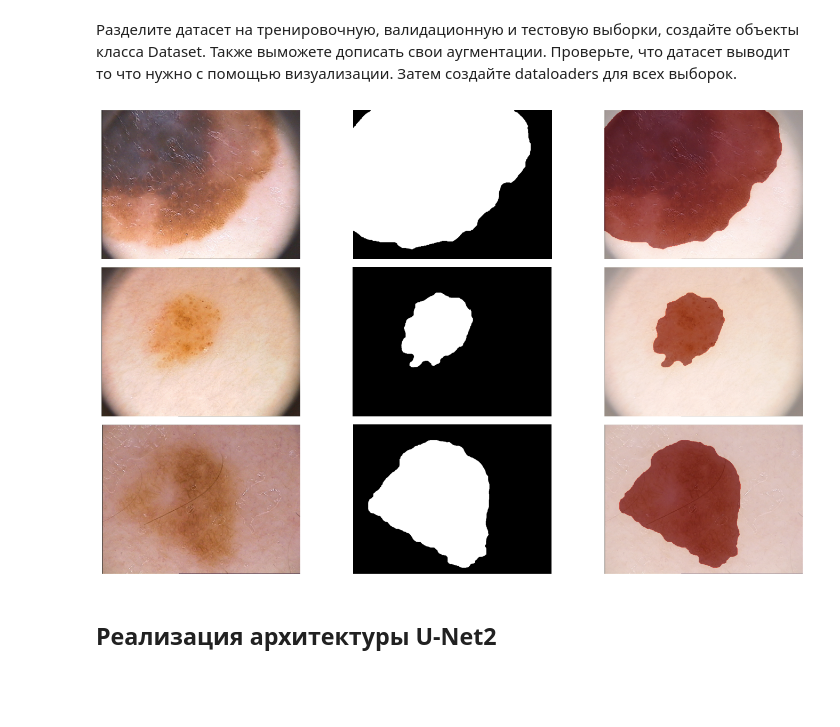
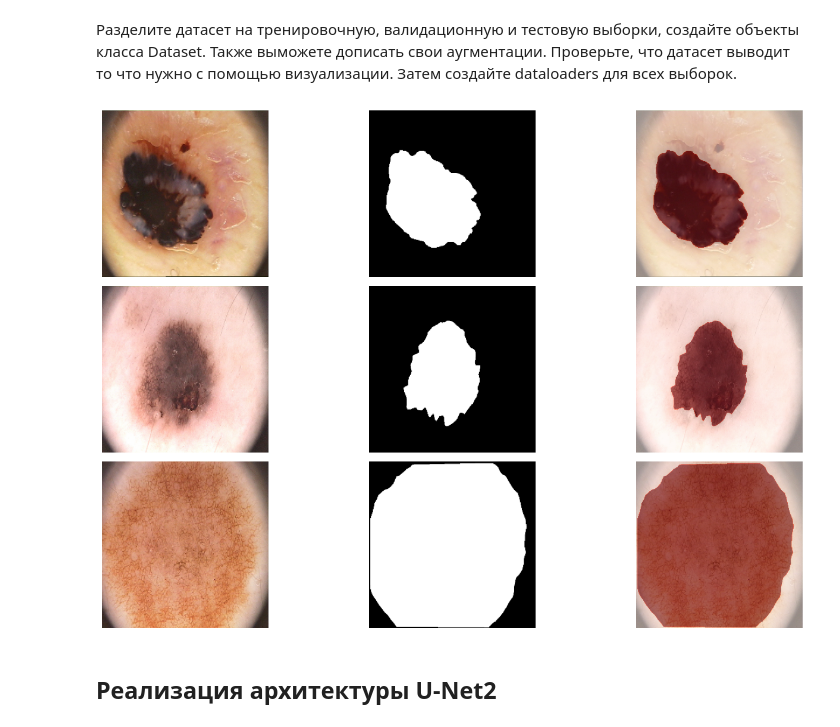
Before and after one commit to br0fire/HSE_CV, a Jupyter notebook: HW3/ДЗ_3_Семантическая_сегментация.ipynb, the cells around one changed output. Cells and saved outputs as stored; diff of their text form; code cells hidden in the pictures; blank space fills up the shorter version.

```diff
--- a/HW3/ДЗ_3_Семантическая_сегментация.ipynb
+++ b/HW3/ДЗ_3_Семантическая_сегментация.ipynb
@@ -105,8 +83,8 @@ class HumanDataset(Dataset):
         obj_id = os.path.basename(self.images_paths[idx])
         image_path = os.path.join(self.images_paths[idx], f"{obj_id}_Dermoscopic_Image", f"{obj_id}.bmp")
 
-        image = cv2.imread(image_path, cv2.IMREAD_COLOR)  # BGR
-
+        image = cv2.imread(image_path)  # BGR
+        image = cv2.cvtColor(image, cv2.COLOR_BGR2RGB)
         # 2. Формируем путь к маске
         # Предполагается, что путь к маске можно получить заменой поддиректории и имени файла:
         # из .../IMD002_Dermoscopic_Image/IMD002.bmp получаем .../IMD002_lesion/IMD002_lesion.bmp
@@ -117,15 +95,13 @@ class HumanDataset(Dataset):
         image = image.astype(np.float32) / 255.0
         mask = mask.astype(np.float32) / 255.0
 
-        # Добавляем размерность канала для маски: [H, W] -> [1, H, W]
-        mask = np.expand_dims(mask, axis=0)
-
         # 4. Применяем трансформации (если заданы)
         if self.transform:
-            image = self.transform(image)
+            image = self.transform(image=image)
+            image = image['image']
         if self.target_transform:
-            mask = self.target_transform(mask)
-
+            mask = self.target_transform(image=mask)
+            mask = mask['image']
         return image, mask
 # %% [markdown]
 ### Задание 2 (0.5 балла)
@@ -159,26 +135,29 @@ train_paths = images[:split_index]
 val_paths = images[split_index:]
 
 # TODO: создайте объекты класса HumanDataset для каждой выборки
-train_dataset = HumanDataset(train_paths)
-val_dataset = HumanDataset(val_paths)
+train_dataset = HumanDataset(train_paths, transform=train_transform, target_transform=train_transform)
+val_dataset = HumanDataset(val_paths, transform=val_transform, target_transform=val_transform)
 # %%
 # TODO: визуализируйте элементы датасета
+
 num_samples = 3
 fig, axes = plt.subplots(num_samples, 3, figsize=(15, num_samples * 3))
 for i in range(num_samples):
     img, mask = train_dataset[random.randint(0, len(train_dataset)-1)]
-    img_rgb = cv2.cvtColor((img * 255).astype(np.uint8), cv2.COLOR_BGR2RGB)
-    axes[i, 0].imshow(img_rgb)
+    img_np = img.cpu().numpy()
+    mask_np = mask.cpu().numpy().squeeze()
+    img_np = (img_np * 255).astype(np.uint8)
+    axes[i, 0].imshow(img_np.transpose(1, 2, 0))
     axes[i, 0].axis('off')
-    axes[i, 1].imshow(mask.squeeze(), cmap='gray')
+    axes[i, 1].imshow(mask_np, cmap='gray')
     axes[i, 1].axis('off')
-    axes[i, 2].imshow(img_rgb)
-    axes[i, 2].imshow(mask.squeeze(), cmap='Reds', alpha=0.5)
+    axes[i, 2].imshow(img_np.transpose(1, 2, 0))
+    axes[i, 2].imshow(mask_np, cmap='Reds', alpha=0.5)
     axes[i, 2].axis('off')
 plt.tight_layout()
 plt.show()
 # %% [output]
-[figure, old version]
+[figure, new version]
 # %%
 # TODO: создайте даталодеры для ваших выборок
 # Hint: обратите внимание, что валидационную выборку не нужно перемешивать, а батчи должны быть одного размера (в том числе последний)
```
Also changed, not shown: parts of 32 cells of this notebook.
